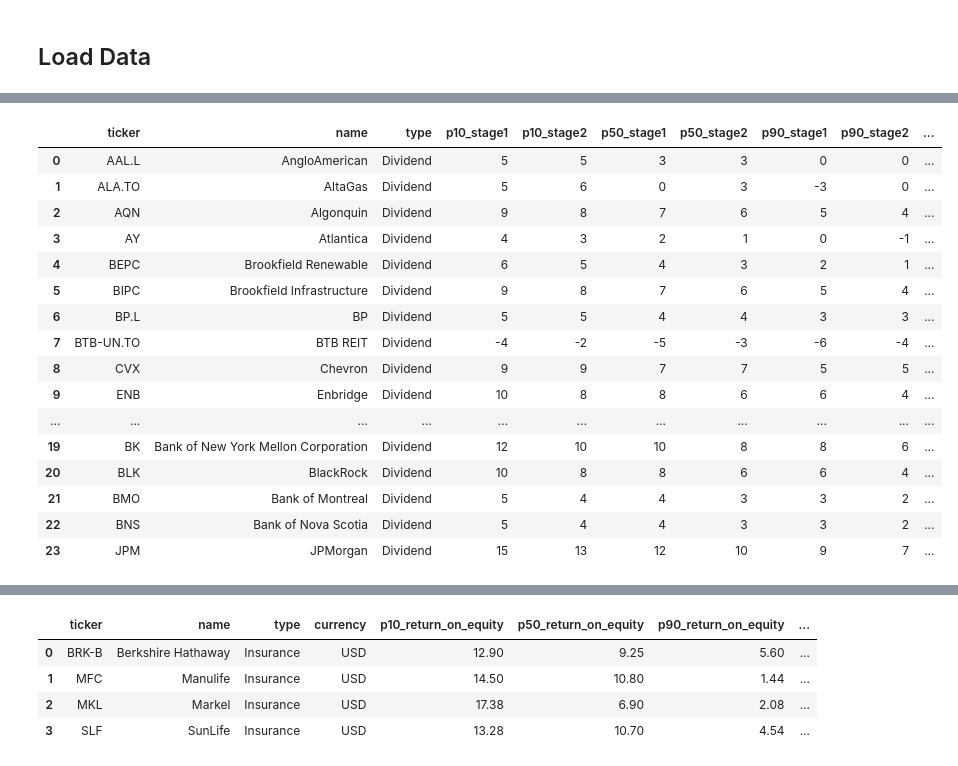
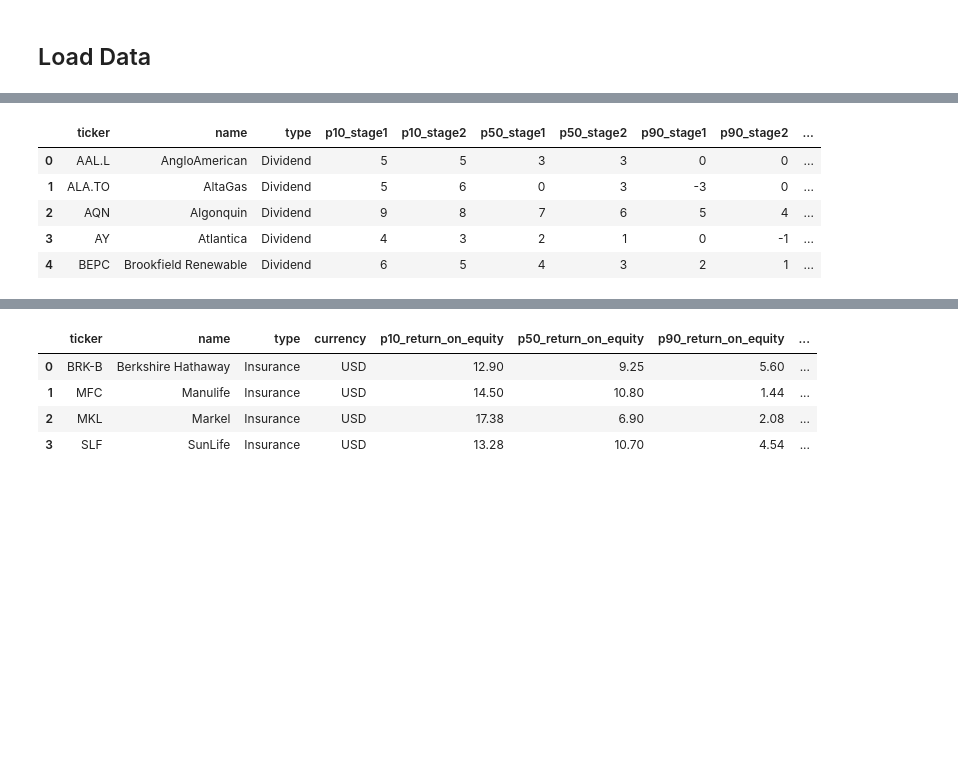
Before and after one commit to nomalet/investing, a Jupyter notebook: notebooks/4 Valuation.ipynb, the cells around one changed output, grey strips where cells are left out. Drawn from its saved outputs; the diff is of its cells as text; code cells hidden in the pictures; blank space fills up the shorter version.

```diff
--- a/notebooks/4 Valuation.ipynb
+++ b/notebooks/4 Valuation.ipynb
@@ -27,9 +29,9 @@ output_file = "dashboard.csv"
 ## Load Data
 # %%
 # Open the files
-df_fcf = pd.read_csv(processed_data / input_file_fcf)
-df_div = pd.read_csv(processed_data / input_file_div)
-df_ins = pd.read_csv(processed_data / input_file_insurance)
+df_fcf = pd.read_csv(output_data / input_file_fcf)
+df_div = pd.read_csv(output_data / input_file_div)
+df_ins = pd.read_csv(output_data / input_file_insurance)
 df_price = pd.read_csv(output_data / input_file_price)
 # %% [output]
 [interactive output not drawn]
@@ -57,25 +48,14 @@ df_fcf
 [interactive output not drawn]
 # %%
 # Display data
-df_div
+df_div.head()
 # %% [output]
 |  | ticker | name | type | p10_stage1 | p10_stage2 | p50_stage1 | p50_stage2 | p90_stage1 | p90_stage2 | ... |
 | 0 | AAL.L | AngloAmerican | Dividend | 5 | 5 | 3 | 3 | 0 | 0 | ... |
 | 1 | ALA.TO | AltaGas | Dividend | 5 | 6 | 0 | 3 | -3 | 0 | ... |
 | 2 | AQN | Algonquin | Dividend | 9 | 8 | 7 | 6 | 5 | 4 | ... |
 | 3 | AY | Atlantica | Dividend | 4 | 3 | 2 | 1 | 0 | -1 | ... |
 | 4 | BEPC | Brookfield Renewable | Dividend | 6 | 5 | 4 | 3 | 2 | 1 | ... |
-| 5 | BIPC | Brookfield Infrastructure | Dividend | 9 | 8 | 7 | 6 | 5 | 4 | ... |
-| 6 | BP.L | BP | Dividend | 5 | 5 | 4 | 4 | 3 | 3 | ... |
-| 7 | BTB-UN.TO | BTB REIT | Dividend | -4 | -2 | -5 | -3 | -6 | -4 | ... |
-| 8 | CVX | Chevron | Dividend | 9 | 9 | 7 | 7 | 5 | 5 | ... |
-| 9 | ENB | Enbridge | Dividend | 10 | 8 | 8 | 6 | 6 | 4 | ... |
-| ... | ... | ... | ... | ... | ... | ... | ... | ... | ... | ... |
-| 19 | BK | Bank of New York Mellon Corporation | Dividend | 12 | 10 | 10 | 8 | 8 | 6 | ... |
-| 20 | BLK | BlackRock | Dividend | 10 | 8 | 8 | 6 | 6 | 4 | ... |
-| 21 | BMO | Bank of Montreal | Dividend | 5 | 4 | 4 | 3 | 3 | 2 | ... |
-| 22 | BNS | Bank of Nova Scotia | Dividend | 5 | 4 | 4 | 3 | 3 | 2 | ... |
-| 23 | JPM | JPMorgan | Dividend | 15 | 13 | 12 | 10 | 9 | 7 | ... |
 [interactive output not drawn]
 # %%
 # Display data
```
Also changed, not shown: parts of 10 cells of this notebook, 10 other files.
